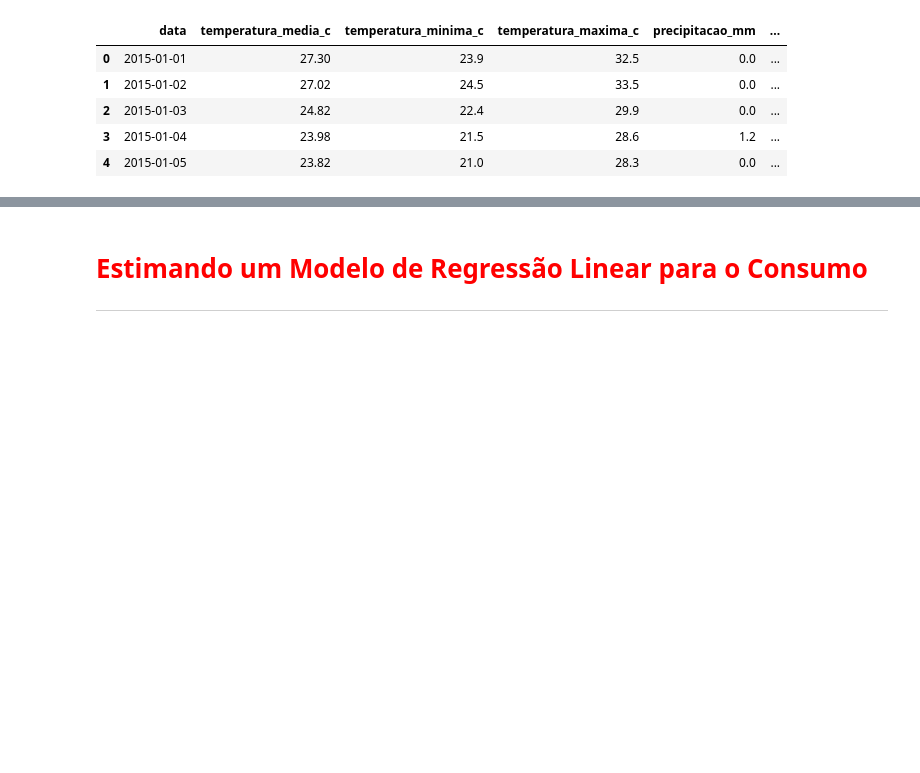
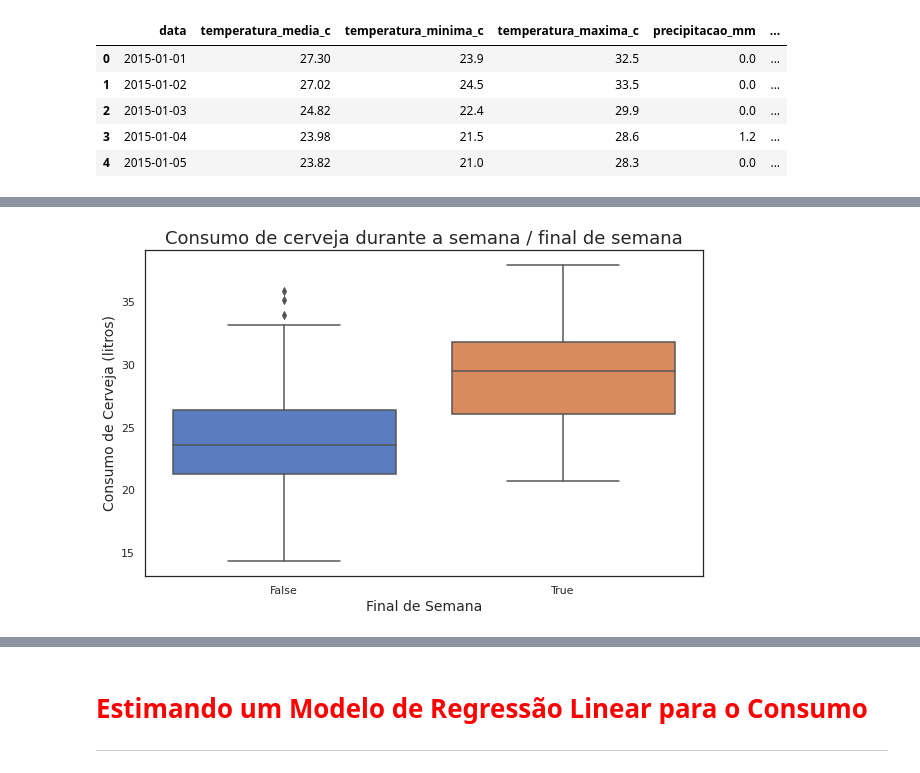
Before and after one commit to ciencia-dados-ifsp-grupo5/Beer-Consumption, a Jupyter notebook: Beer_Consumption.ipynb, the cells around one changed output, grey strips where cells are left out. Drawn from its saved outputs; the diff is of its cells as text; code cells hidden in the pictures; blank space fills up the shorter version.

```diff
--- a/Beer_Consumption.ipynb
+++ b/Beer_Consumption.ipynb
@@ -383,0 +189,6 @@ ax
+# %%
+plt.figure(figsize=(10, 6))
+ax = sns.boxplot(data=dados, y='consumo_de_cerveja_litros', x='final_de_semana')
+ax.set(title='Consumo de cerveja durante a semana / final de semana', xlabel='Final de Semana', ylabel='Consumo de Cerveja (litros)');
+# %% [output]
+[figure, added]
```
Also changed, not shown: parts of 55 cells of this notebook.
